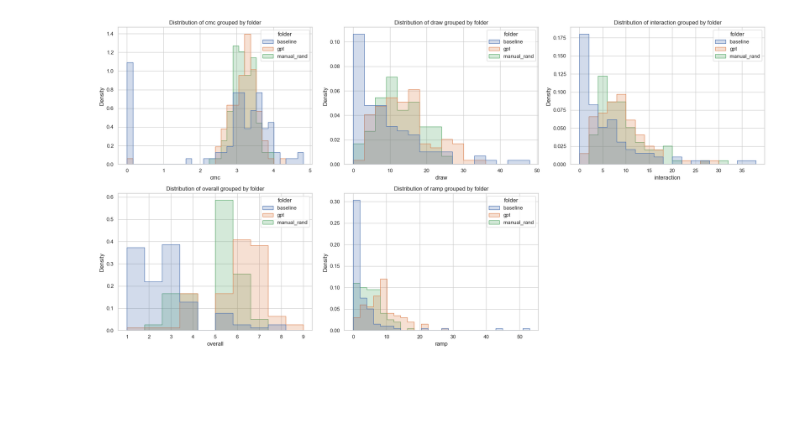
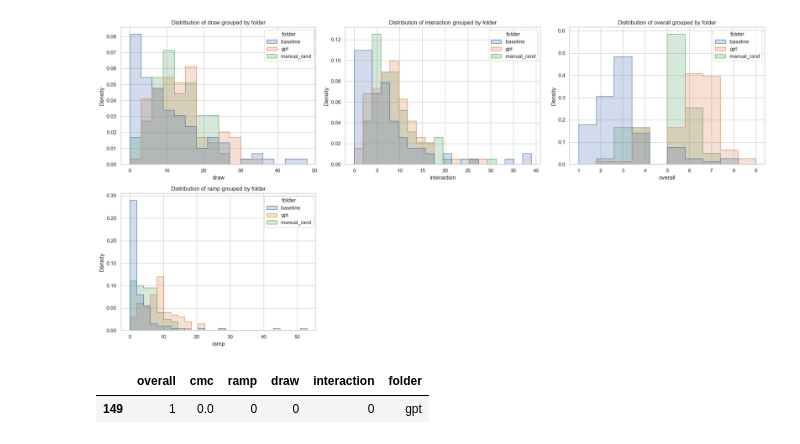
Before and after one commit to evelynyee/edh-llm, a Jupyter notebook: scripts/results.ipynb, the cells around one changed output. Saved outputs shown, nothing was run; the diff lists cells and outputs as text; code cells hidden in the pictures; blank space fills up the shorter version.

```diff
--- a/scripts/results.ipynb
+++ b/scripts/results.ipynb
@@ -68,17 +75,22 @@ df.groupby('folder').mean()
 # %%
 sns.set(style="whitegrid")
 plt.figure(figsize=(20, 10))
 
 # Create a column list excluding 'folder'
-columns = df.columns.difference(['folder'])
+columns = df.columns.difference(['folder', 'cmc'])
 
 # Plotting
 for i, column in enumerate(columns, 1):
     plt.subplot(2, 3, i)
     sns.histplot(data=df, x=column, hue="folder", element="step", stat="density", common_norm=False)
     plt.title(f'Distribution of {column} grouped by folder')
 
 plt.tight_layout()
 plt.show()
 # %% [output]
-[figure, old version]
+[figure, new version]
+# %%
+df[df['cmc'] == 0]
+# %% [output]
+|  | overall | cmc | ramp | draw | interaction | folder |
+| 149 | 1 | 0.0 | 0 | 0 | 0 | gpt |
```
Also changed, not shown: parts of 5 cells of this notebook.
